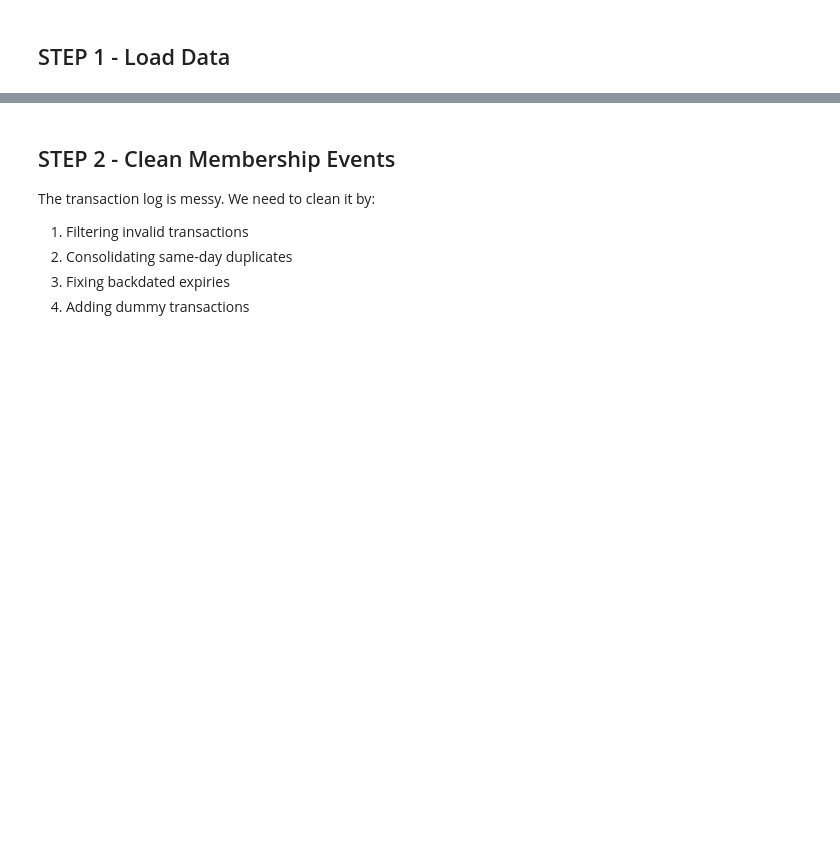
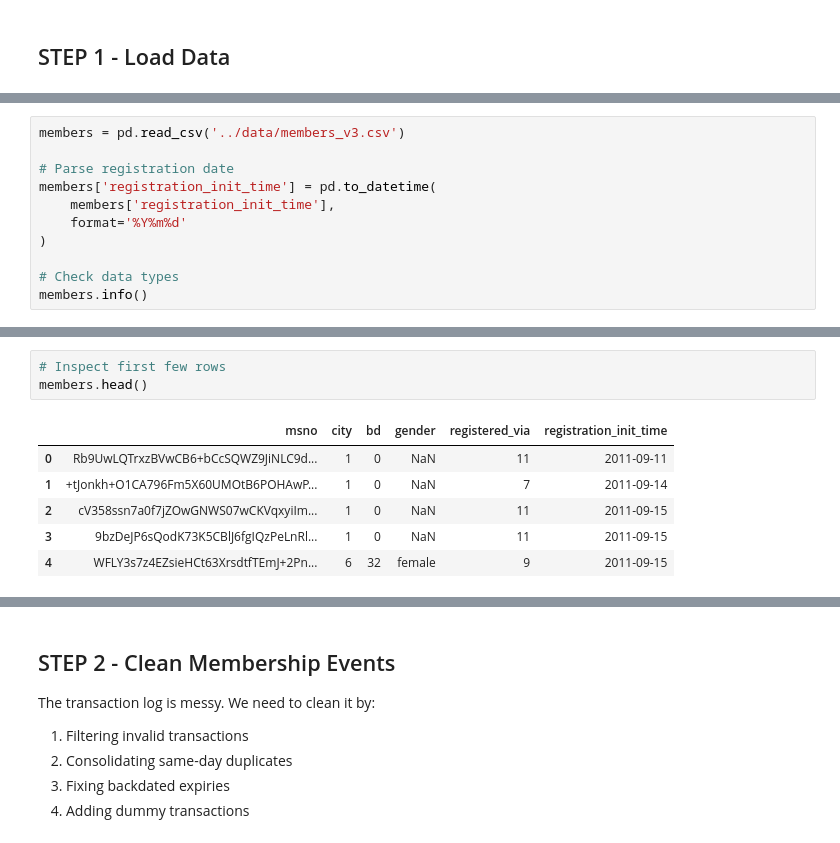
Before and after one commit to jola-ds/retention-analysis, a Jupyter notebook: notebooks/kkbox_survival_data_prep.ipynb, the cells around one changed output, grey strips where cells are left out. Saved outputs shown, nothing was run; the diff lists cells and outputs as text; blank space fills up the shorter version.

```diff
--- a/notebooks/kkbox_survival_data_prep.ipynb
+++ b/notebooks/kkbox_survival_data_prep.ipynb
@@ -88,0 +59,11 @@ from datetime import datetime
+# %%
+members = pd.read_csv('../data/members_v3.csv')
+
+# Parse registration date
+members['registration_init_time'] = pd.to_datetime(
+    members['registration_init_time'],
+    format='%Y%m%d'
+)
+
+# Check data types
+members.info()
@@ -88,0 +84,10 @@ from datetime import datetime
+# %%
+# Inspect first few rows
+members.head()
+# %% [output]
+|  | msno | city | bd | gender | registered_via | registration_init_time |
+| 0 | Rb9UwLQTrxzBVwCB6+bCcSQWZ9JiNLC9d... | 1 | 0 | NaN | 11 | 2011-09-11 |
+| 1 | +tJonkh+O1CA796Fm5X60UMOtB6POHAwP... | 1 | 0 | NaN | 7 | 2011-09-14 |
+| 2 | cV358ssn7a0f7jZOwGNWS07wCKVqxyiIm... | 1 | 0 | NaN | 11 | 2011-09-15 |
+| 3 | 9bzDeJP6sQodK73K5CBlJ6fgIQzPeLnRl... | 1 | 0 | NaN | 11 | 2011-09-15 |
+| 4 | WFLY3s7z4EZsieHCt63XrsdtfTEmJ+2Pn... | 6 | 32 | female | 9 | 2011-09-15 |
```
Also changed, not shown: parts of 54 cells of this notebook.
